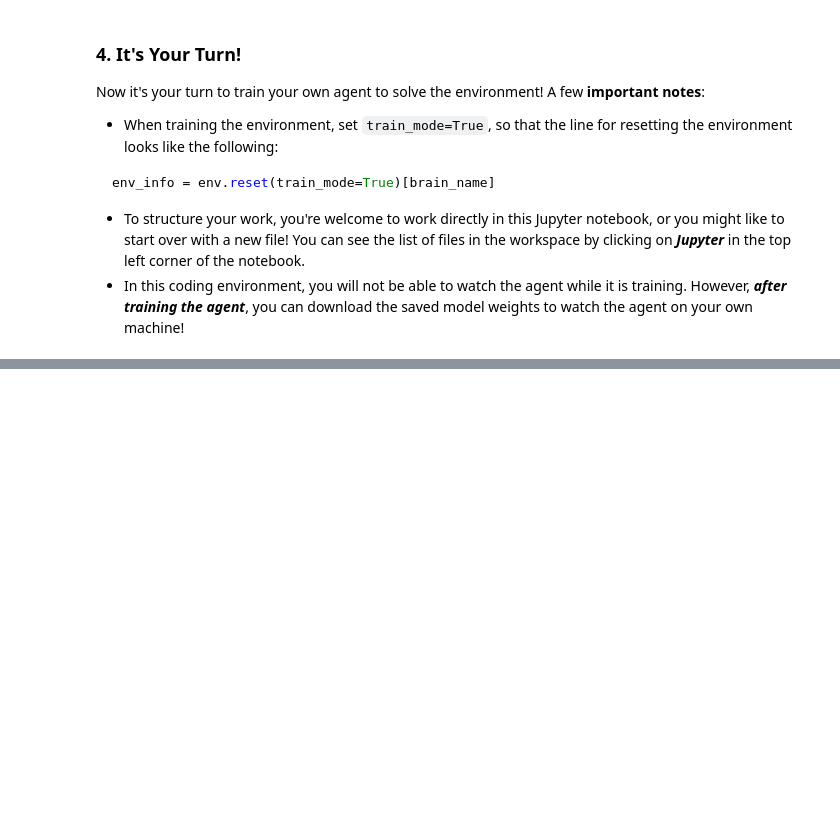
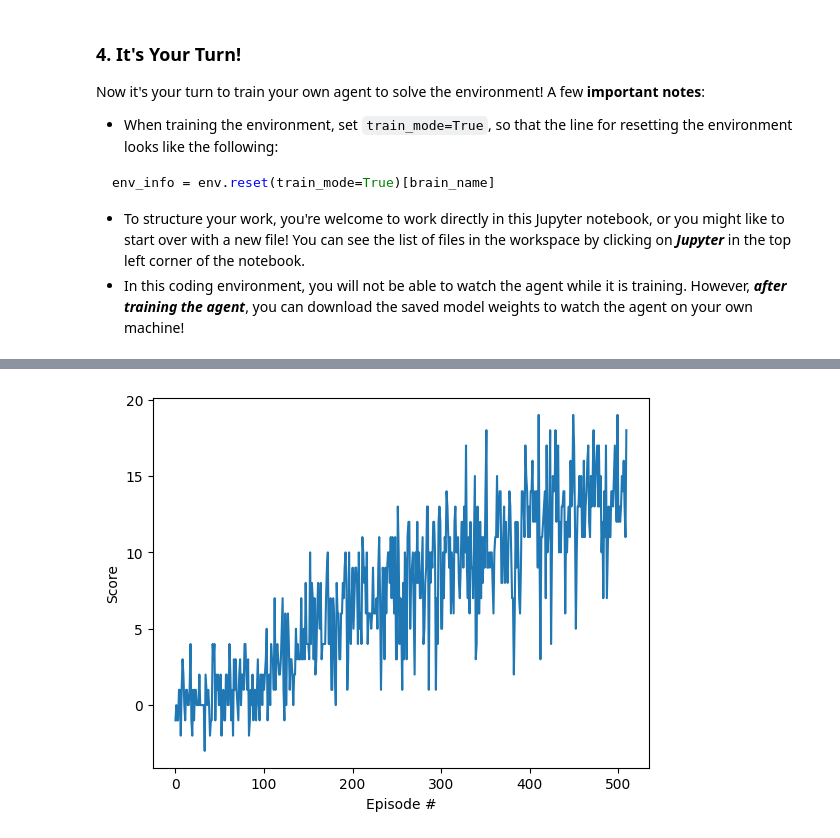
Before and after one commit to huynguyen0mk1/Project-Navigation, a Jupyter notebook: Navigation.ipynb, the cells around one changed output, grey strips where cells are left out. Cells and saved outputs as stored; diff of their text form; code cells hidden in the pictures; blank space fills up the shorter version.

```diff
--- a/Navigation.ipynb
+++ b/Navigation.ipynb
@@ -126,0 +153,37 @@ env_info = env.reset(train_mode=True)[brain_name]
+# %%
+my_agent = AgentObject(state_size, action_size, seed=0)
+# %%
+def dqn(data_n_episodes=2000, data_eps_start=1.0, data_eps_end=0.01, data_eps_decay=0.995):
+    data_sc_window = deque(maxlen=100)
+    data_eps = data_eps_start
+    data_sc = []
+    for i_episode in range(1, data_n_episodes+1):
+        data_score = 0
+        env_info = env.reset(train_mode=True)[brain_name]
+        data_state = env_info.vector_observations[0]
+        while True:
+            data_action = my_agent.act(data_state, data_eps)
+
+            env_info = env.step(data_action)[brain_name]
+            data_reward = env_info.rewards[0]
+            data_done = env_info.local_done[0]
+            data_next_state = env_info.vector_observations[0]
+
+            my_agent.step(data_state, data_action, data_reward, data_next_state, data_done)
+            data_score += data_reward
+            data_state = data_next_state
+            if data_done:
+                break
+        data_sc_window.append(data_score)
+        data_eps = max(data_eps_end, data_eps_decay*data_eps)
+        data_sc.append(data_score)
+        print('\rEpisode {}\tAverage Score: {:.2f}'.format(i_episode, np.mean(data_sc_window)), end="")
+        if i_episode % 100 == 0:
+            print('\rEpisode {}\tAverage Score: {:.2f}'.format(i_episode, np.mean(data_sc_window)))
+        if np.mean(data_sc_window)>=13.0:
+            print('\nEnvironment solved in {:d} episodes!\tAverage Score: {:.2f}'.format(i_episode-100, np.mean(data_sc_window)))
+            torch.save(my_agent.data_qnetwork_local.state_dict(), 'checkpoint.pth')
+            break
+    return data_sc
+# %%
+scores = dqn()
@@ -126,0 +198,9 @@ env_info = env.reset(train_mode=True)[brain_name]
+# %%
+fig = plt.figure()
+ax = fig.add_subplot(111)
+plt.plot(np.arange(len(scores)), scores)
+plt.ylabel('Score')
+plt.xlabel('Episode #')
+plt.show()
+# %% [output]
+[figure, added]
```
Also changed, not shown: parts of 13 cells of this notebook, 4 other files.
